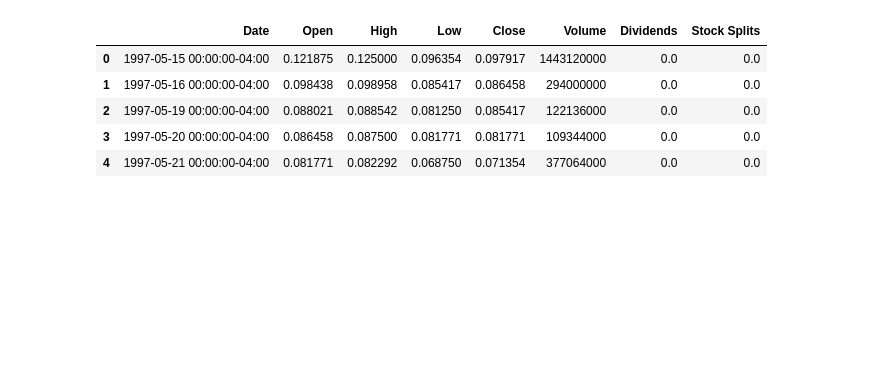
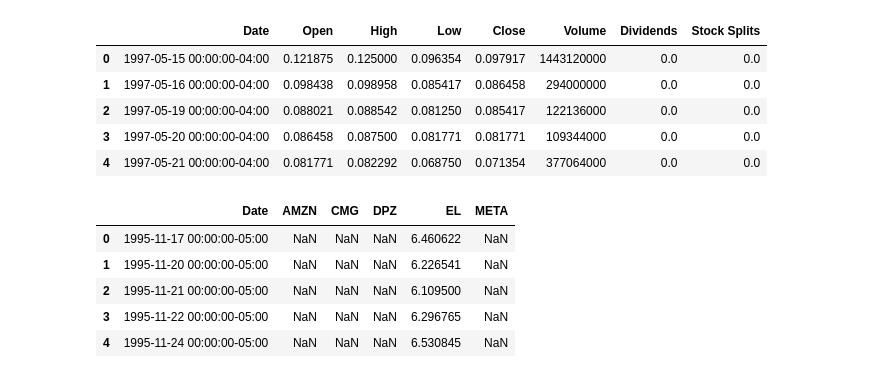
Before and after one commit to aloukrezis01/capital-markets, a Jupyter notebook: Growth Equity EDA.ipynb, the cells around one changed output. Drawn from its saved outputs; the diff is of its cells as text; code cells hidden in the pictures; blank space fills up the shorter version.

```diff
--- a/Growth Equity EDA.ipynb
+++ b/Growth Equity EDA.ipynb
@@ -56,3 +53,36 @@ AMZN.head(5)
 | 2 | 1997-05-19 00:00:00-04:00 | 0.088021 | 0.088542 | 0.081250 | 0.085417 | 122136000 | 0.0 | 0.0 |
 | 3 | 1997-05-20 00:00:00-04:00 | 0.086458 | 0.087500 | 0.081771 | 0.081771 | 109344000 | 0.0 | 0.0 |
 | 4 | 1997-05-21 00:00:00-04:00 | 0.081771 | 0.082292 | 0.068750 | 0.071354 | 377064000 | 0.0 | 0.0 |
+# %%
+
+# Simplify dataframes to keep only 'Date' and 'Close' columns, and rename 'Close' to the company's ticker for clarity
+amzn_df = AMZN[['Date', 'Close']].rename(columns={'Close': 'AMZN'})
+cmg_df = CMG[['Date', 'Close']].rename(columns={'Close': 'CMG'})
+dpz_df = DPZ[['Date', 'Close']].rename(columns={'Close': 'DPZ'})
+el_df = EL[['Date', 'Close']].rename(columns={'Close': 'EL'})
+meta_df = META[['Date', 'Close']].rename(columns={'Close': 'META'})
+
+# Convert 'Date' to datetime format for all dataframes
+amzn_df['Date'] = pd.to_datetime(amzn_df['Date'])
+cmg_df['Date'] = pd.to_datetime(cmg_df['Date'])
+dpz_df['Date'] = pd.to_datetime(dpz_df['Date'])
+el_df['Date'] = pd.to_datetime(el_df['Date'])
+meta_df['Date'] = pd.to_datetime(meta_df['Date'])
+
+# Merge all dataframes on 'Date'
+merged_df = amzn_df.merge(cmg_df, on='Date', how='outer')\
+                   .merge(dpz_df, on='Date', how='outer')\
+                   .merge(el_df, on='Date', how='outer')\
+                   .merge(meta_df, on='Date', how='outer')
+
+# Sort by 'Date' to ensure chronological order
+merged_df = merged_df.sort_values(by='Date').reset_index(drop=True)
+
+merged_df.head()
+# %% [output]
+|  | Date | AMZN | CMG | DPZ | EL | META |
+| 0 | 1995-11-17 00:00:00-05:00 | NaN | NaN | NaN | 6.460622 | NaN |
+| 1 | 1995-11-20 00:00:00-05:00 | NaN | NaN | NaN | 6.226541 | NaN |
+| 2 | 1995-11-21 00:00:00-05:00 | NaN | NaN | NaN | 6.109500 | NaN |
+| 3 | 1995-11-22 00:00:00-05:00 | NaN | NaN | NaN | 6.296765 | NaN |
+| 4 | 1995-11-24 00:00:00-05:00 | NaN | NaN | NaN | 6.530845 | NaN |
```
Also changed, not shown: parts of 4 cells of this notebook, 1 other file.
